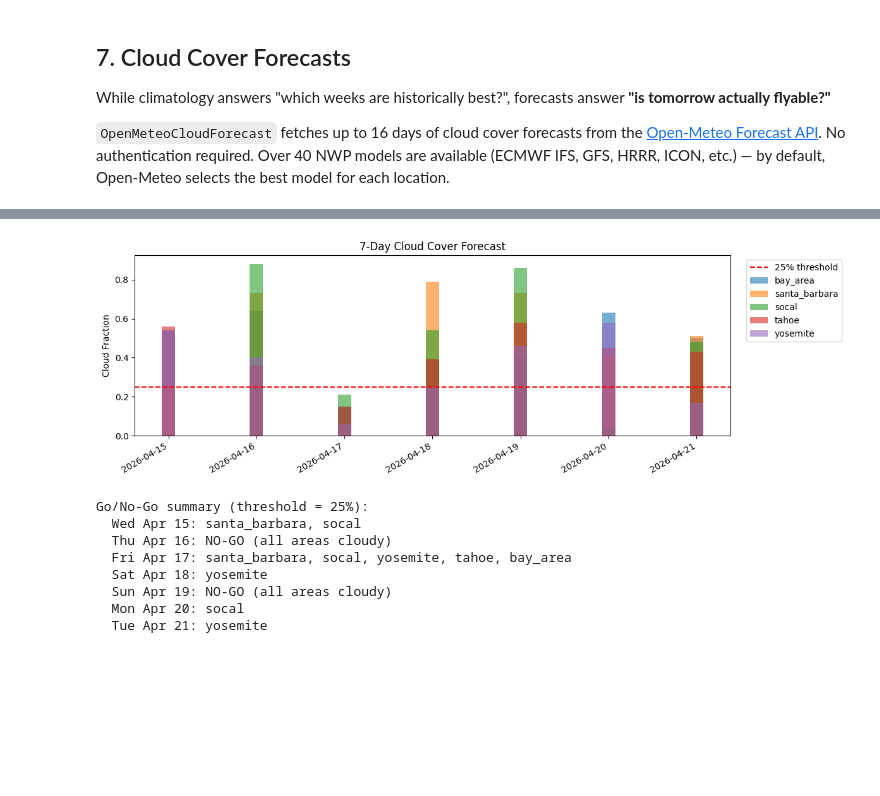
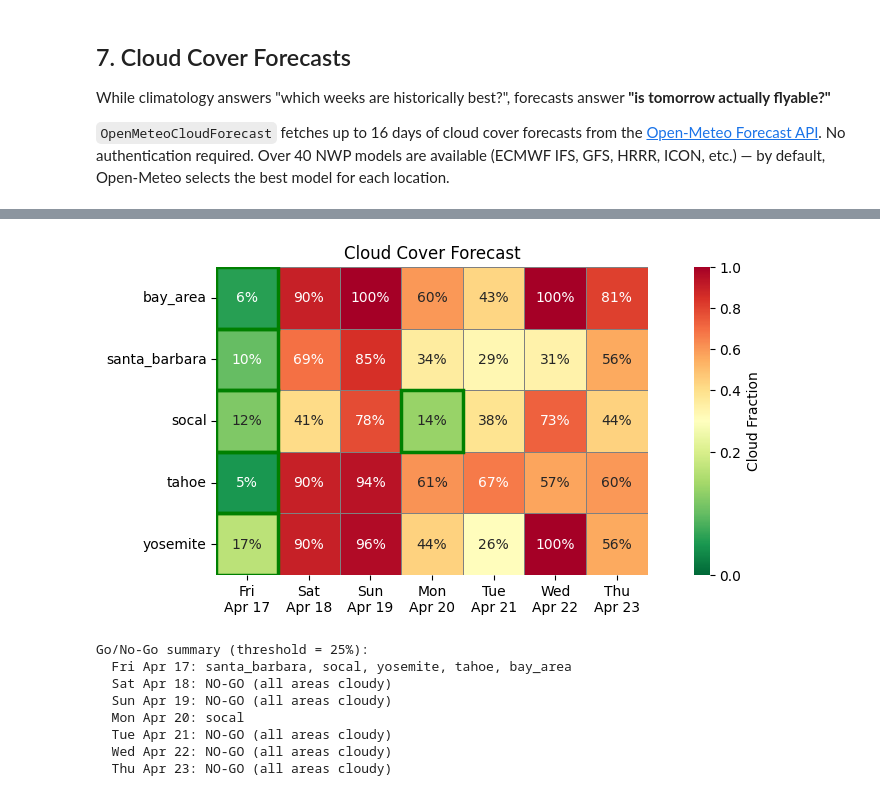
Before and after one commit to ryanpavlick/hyplan, a Jupyter notebook: notebooks/cloud_analysis.ipynb, the cells around one changed output, grey strips where cells are left out. Cells and saved outputs as stored; diff of their text form; code cells hidden in the pictures; blank space fills up the shorter version.

```diff
--- a/notebooks/cloud_analysis.ipynb
+++ b/notebooks/cloud_analysis.ipynb
@@ -473,36 +474,28 @@ Date range: 2026-04-15 to 2026-04-21
 # %%
-# Visualize the daily forecast as a bar chart
-fig, ax = plt.subplots(figsize=(12, 4))
+# Visualize the daily forecast as a heatmap
+import matplotlib.pyplot as plt
 
-for name, grp in forecast_df.groupby("polygon_id"):
-    ax.bar(grp["date"], grp["cloud_fraction"], alpha=0.6, label=name, width=0.15)
-
-ax.axhline(0.25, color="red", linestyle="--", label="25% threshold")
-ax.set_ylabel("Cloud Fraction")
-ax.set_title("7-Day Cloud Cover Forecast")
-ax.legend(bbox_to_anchor=(1.02, 1), loc="upper left")
-fig.autofmt_xdate()
-fig.tight_layout()
+threshold = 0.25
+ax = plot_cloud_forecast(forecast_df, threshold=threshold)
 plt.show()
 
 # Quick go/no-go summary
-threshold = 0.25
 print(f"\nGo/No-Go summary (threshold = {threshold:.0%}):")
 for date in sorted(forecast_df["date"].unique()):
     day_df = forecast_df[forecast_df["date"] == date]
     flyable = day_df[day_df["cloud_fraction"] <= threshold]["polygon_id"].tolist()
     status = ", ".join(flyable) if flyable else "NO-GO (all areas cloudy)"
     print(f"  {pd.Timestamp(date).strftime('%a %b %d')}: {status}")
 # %% [output]
-[figure, old version]
+[figure, new version]
 Go/No-Go summary (threshold = 25%):
-  Wed Apr 15: santa_barbara, socal
-  Thu Apr 16: NO-GO (all areas cloudy)
   Fri Apr 17: santa_barbara, socal, yosemite, tahoe, bay_area
-  Sat Apr 18: yosemite
+  Sat Apr 18: NO-GO (all areas cloudy)
   Sun Apr 19: NO-GO (all areas cloudy)
   Mon Apr 20: socal
-  Tue Apr 21: yosemite
+  Tue Apr 21: NO-GO (all areas cloudy)
+  Wed Apr 22: NO-GO (all areas cloudy)
+  Thu Apr 23: NO-GO (all areas cloudy)
 # %%
 # Hourly forecast with cloud layer breakdown
 # Also demonstrates selecting a specific NWP model (ECMWF IFS)
```
Also changed, not shown: parts of 4 cells of this notebook, 7 other files.
